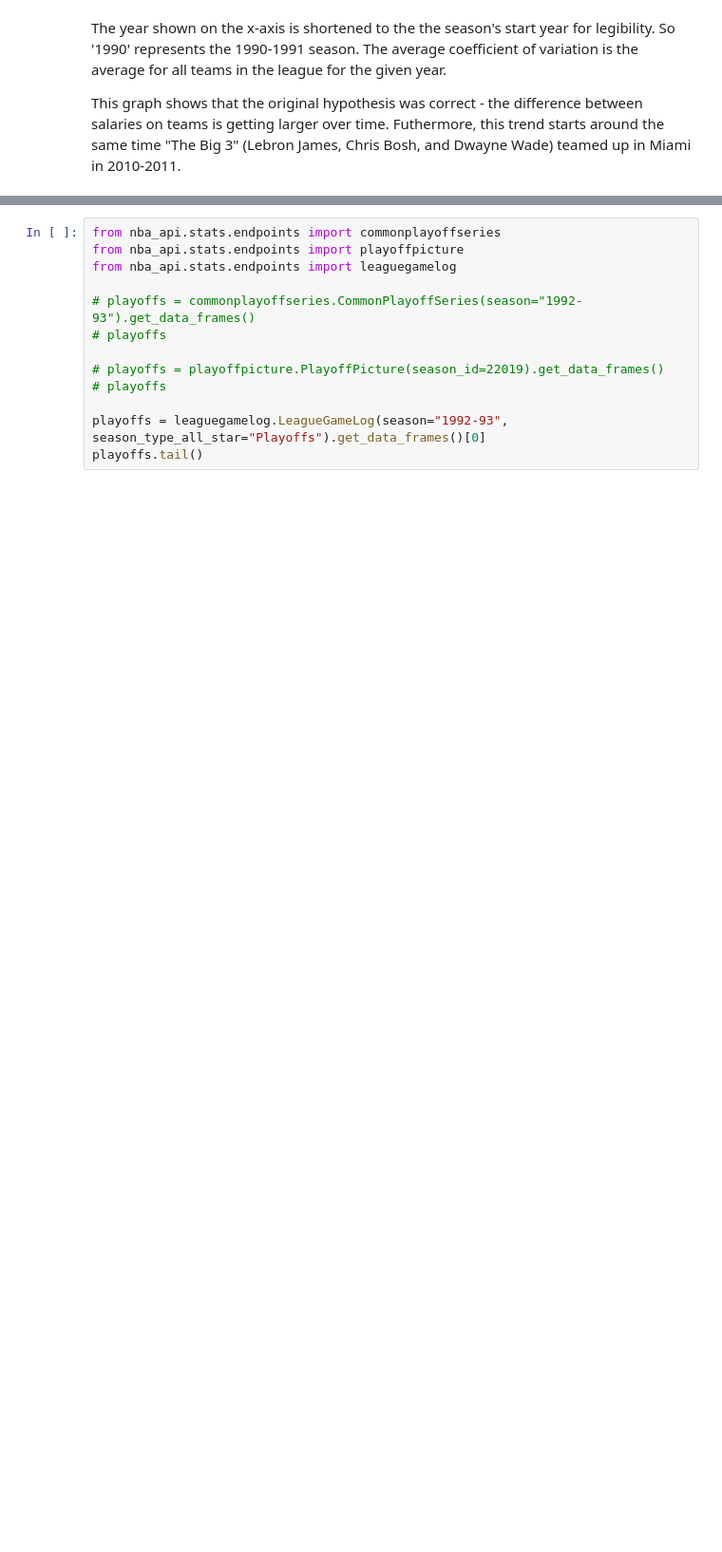
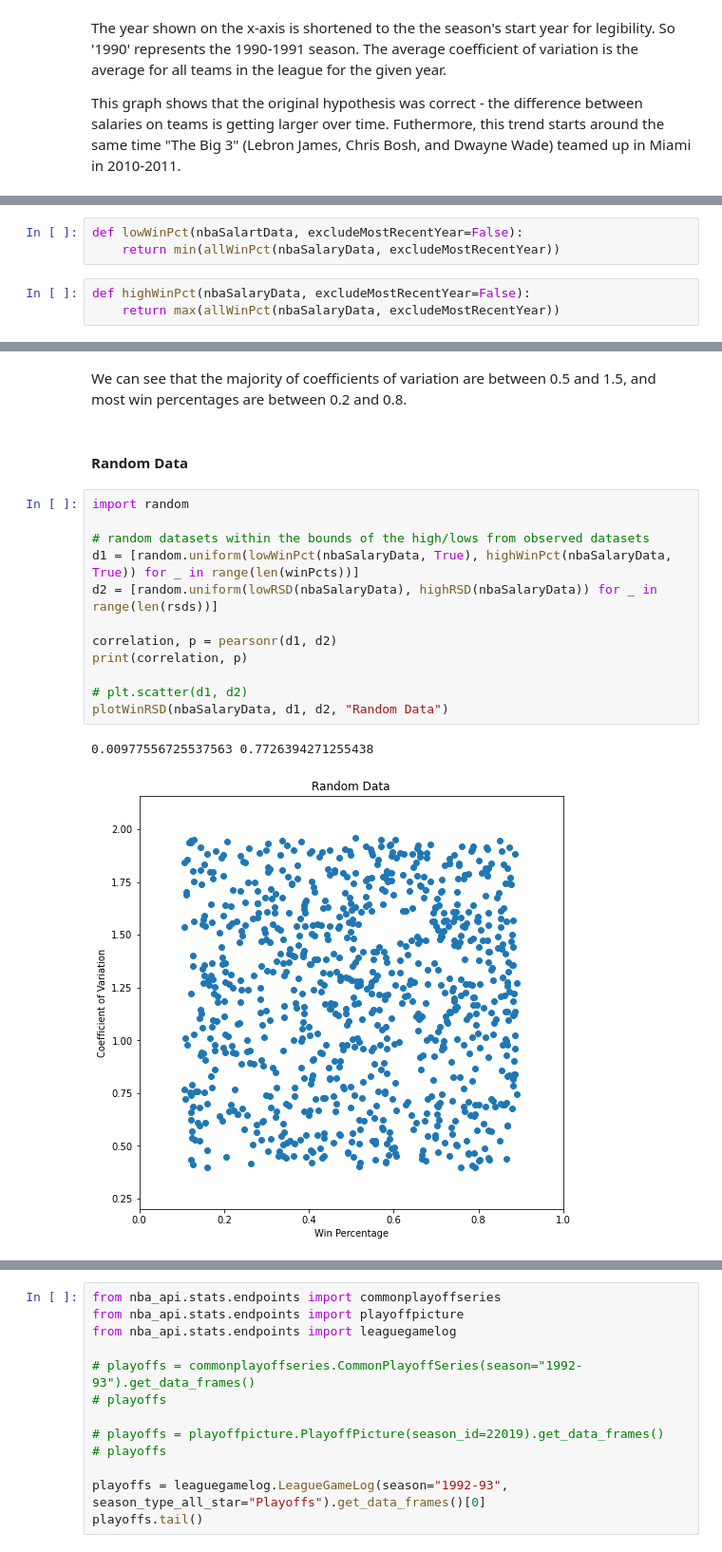
Before and after one commit to BlairCurrey/nba-salary-distribution, a Jupyter notebook: nba.ipynb, the cells around one changed output, grey strips where cells are left out. Shown: that part at 95% size. Saved outputs shown, nothing was run; the diff lists cells and outputs as text; blank space fills up the shorter version.

```diff
--- a/nba.ipynb
+++ b/nba.ipynb
@@ -386,0 +665,6 @@ standings[["TeamCity", "TeamName", "WinPCT"]]
+# %%
+def lowWinPct(nbaSalartData, excludeMostRecentYear=False):
+    return min(allWinPct(nbaSalaryData, excludeMostRecentYear))
+# %%
+def highWinPct(nbaSalaryData, excludeMostRecentYear=False):
+    return max(allWinPct(nbaSalaryData, excludeMostRecentYear))
@@ -386,0 +771,19 @@ standings[["TeamCity", "TeamName", "WinPCT"]]
+# %% [markdown]
+We can see that the majority of coefficients of variation are between 0.5 and 1.5, and most win percentages are between 0.2 and 0.8.
+# %% [markdown]
+#### Random Data
+# %%
+import random
+
+# random datasets within the bounds of the high/lows from observed datasets
+d1 = [random.uniform(lowWinPct(nbaSalaryData, True), highWinPct(nbaSalaryData, True)) for _ in range(len(winPcts))]
+d2 = [random.uniform(lowRSD(nbaSalaryData), highRSD(nbaSalaryData)) for _ in range(len(rsds))]
+
+correlation, p = pearsonr(d1, d2)
+print(correlation, p)
+
+# plt.scatter(d1, d2)
+plotWinRSD(nbaSalaryData, d1, d2, "Random Data")
+# %% [output]
+0.00977556725537563 0.7726394271255438
+[figure, added]
```
Also changed, not shown: parts of 87 cells of this notebook, 7 other files.
